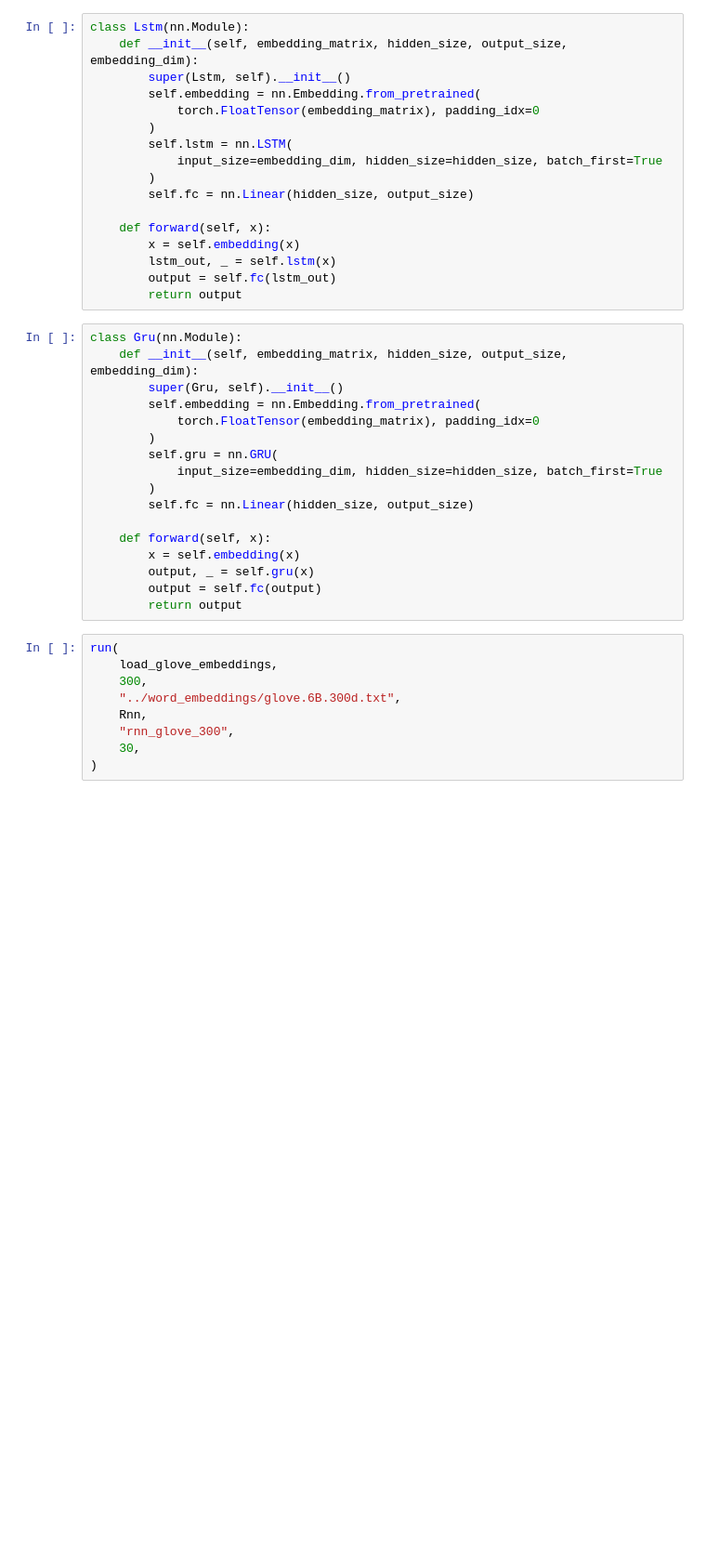
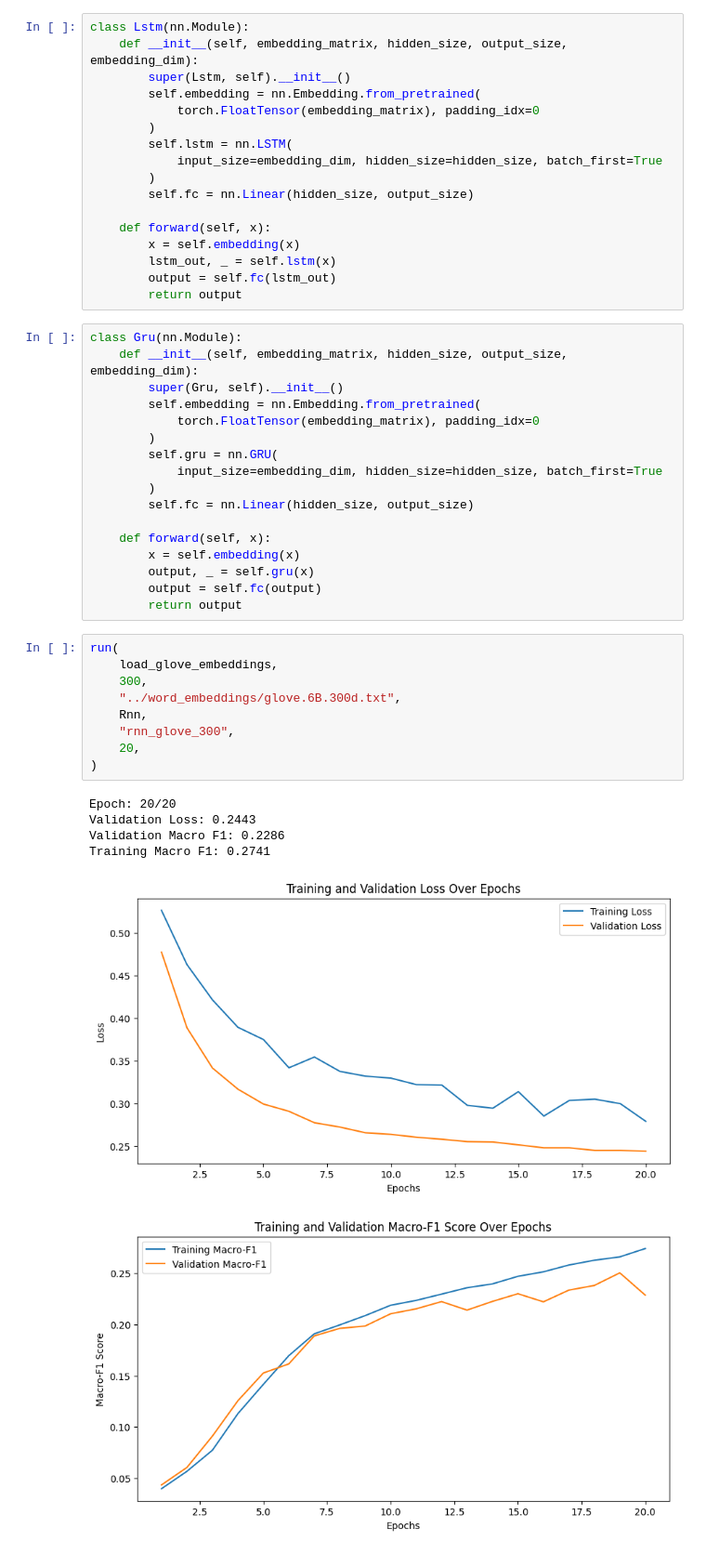
Before and after one commit to hyouteki/lanat, a Jupyter notebook: bio_encoding/dataset_1/models.ipynb, the cells around one changed output. Shown at 93% size. Saved outputs shown, nothing was run; the diff lists cells and outputs as text; blank space fills up the shorter version.

```diff
--- a/bio_encoding/dataset_1/models.ipynb
+++ b/bio_encoding/dataset_1/models.ipynb
@@ -106,9 +108,16 @@ class Gru(nn.Module):
 # %%
 run(
     load_glove_embeddings,
     300,
     "../word_embeddings/glove.6B.300d.txt",
     Rnn,
     "rnn_glove_300",
-    30,
+    20,
 )
+# %% [output]
+Epoch: 20/20
+Validation Loss: 0.2443
+Validation Macro F1: 0.2286
+Training Macro F1: 0.2741
+[figure, added]
+[figure, added]
```
Also changed, not shown: parts of 14 cells of this notebook, 45 other files.
